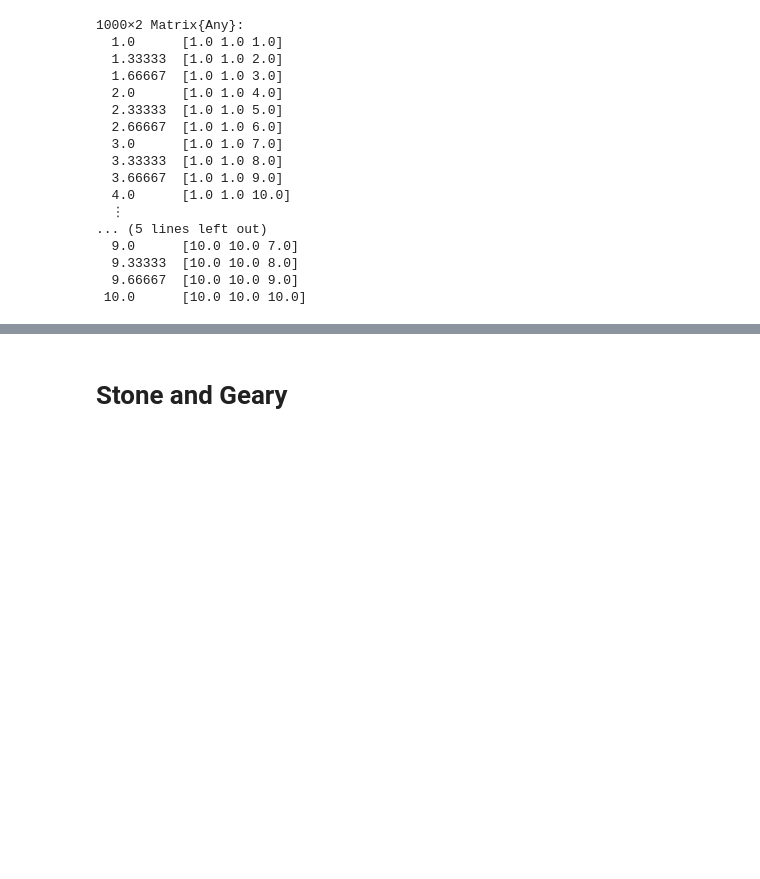
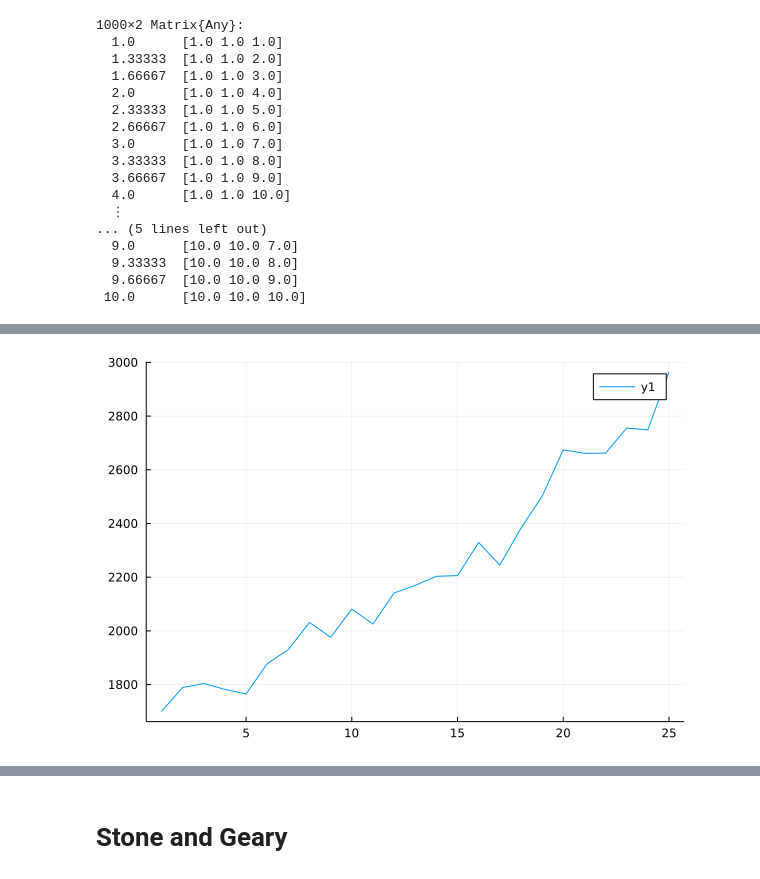
Before and after one commit to antoineding/IIRUHH_master, a Jupyter notebook: U_find.ipynb, the cells around one changed output, grey strips where cells are left out. Drawn from its saved outputs; the diff is of its cells as text; code cells hidden in the pictures; blank space fills up the shorter version.

```diff
--- a/U_find.ipynb
+++ b/U_find.ipynb
@@ -114,3 +173,40 @@ end
   9.33333  [10.0 10.0 8.0]
   9.66667  [10.0 10.0 9.0]
  10.0      [10.0 10.0 10.0]
+# %%
+#Function CES
+function CES_UtilityOvertime(C::Vector{Float64}, T::Int64; cal=cal)
+    #Budget, expenditure function
+    Exp=[]
+    Cons=[]
+    Share=[]
+    Utility=[]
+
+    for t=1:T
+        E=sum(p[t,i]*C[i] for i = 1:length(C))
+
+        #CONS
+        C1=(cal.γ[1]/p[t,1])^(cal.σ)*E/(sum(cal.γ[i]^cal.σ*p[t,i]^(1-cal.σ) for i=1:length(cal.γ)))
+        C2=(cal.γ[2]/p[t,2])^(cal.σ)*E/(sum(cal.γ[i]^cal.σ*p[t,i]^(1-cal.σ) for i=1:length(cal.γ)))
+        C3=(cal.γ[3]/p[t,3])^(cal.σ)*E/(sum(cal.γ[i]^cal.σ*p[t,i]^(1-cal.σ) for i=1:length(cal.γ)))
+
+        CB=[C1 C2 C3]
+        U=sum(cal.γ[i]*CB[i]^ρ for i=1:length(CB))^(1/ρ)
+
+
+        #SHARE
+        ω_p=(p[t,1]*C1)/E
+        ω_n=(p[t,2]*C2)/E
+        ω_l=(p[t,3]*C3)/E
+
+        ω=[ω_p,ω_n,ω_l]
+
+        Exp=push!(Exp,E)
+        Cons=push!(Cons,CB)
+        Utility=push!(Utility,U)
+        Share=push!(Share, ω)
+
+    end
+
+    return [Exp Cons Utility Share]
+end
@@ -116,0 +215,2 @@ end
+# %%
+V=CES_UtilityOvertime([3.0,4.0,10.0],25)
@@ -116,0 +235,7 @@ end
+# %%
+using Plots
+#Expenditure / Wealth following fixed endowment
+Exp=V[:,1]
+plot(Exp)
+# %% [output]
+[figure, added]
```
Also changed, not shown: parts of 23 cells of this notebook.
